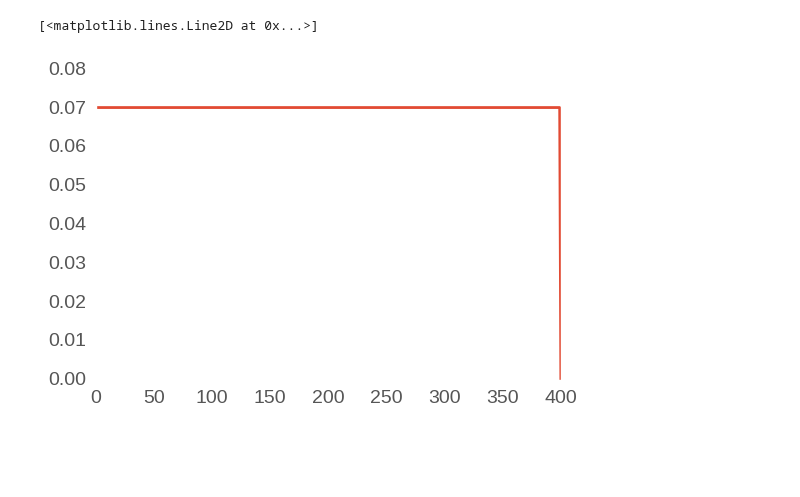
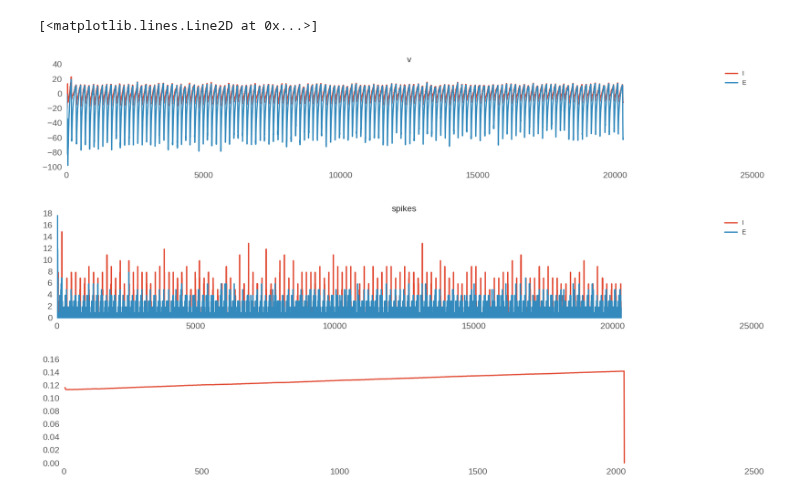
Before and after one commit to gpernelle/cortex, a Jupyter notebook: notebooks/E_and_I.ipynb, the cells around one changed output. Drawn from its saved outputs; the diff is of its cells as text; code cells hidden in the pictures; blank space fills up the shorter version.

```diff
--- a/notebooks/E_and_I.ipynb
+++ b/notebooks/E_and_I.ipynb
@@ -25,0 +22,3 @@ Loading BokehJS ...
+# %%
+def f():
+    plt.figure(figsize=(20,3), linewidth=0.1)
@@ -26,25 +398,31 @@ Loading BokehJS ...
 # %%
 N, g, tauv, i, nu = 300, 7,15,0,100
-T = 4000
+T = 20300
 
 gpu = TfSingleNet(N=N,
                   T=T,
                   disp=False,
                   tauv=45,
-                  device='/cpu:0',
-                  spikeMonitor=True,
+                  device='/gpu:0',
+                  spikeMonitor=False,
                   g0=g,
-                  startPlast = 10000,
-                  nu = nu,
+                  startPlast = 10,
                   NUM_CORES = 1)
 # gpu.input = apple
 print(gpu.lowspthresh)
 gpu.lowspthresh = 1.5
 gpu.weight_step = 10
-gpu.input = np.concatenate([np.zeros(T//2),np.ones(T//2)*50])
-gpu.dt = 0.1
+# gpu.input = np.concatenate([np.zeros(T//2),np.ones(T//2)*50])
+gpu.input = np.zeros(T)
+gpu.dt = 0.1000
+gpu.nuE = 140
+gpu.nuI = 100
 gpu.ratio = 1
 gpu.FACT = 50
+gpu.wII = -1000
+gpu.wIE = -3000
+gpu.wEE = 1000
+gpu.wEI = 1000
 gpu.runTFSimul()
 # %% [output]
 1.5
@@ -57,5 +432,23 @@ plotRaster(gpu.raster)
-# %%
-plt.plot(gpu.gamma)
-# %% [output]
-[<matplotlib.lines.Line2D at 0x...>]
-[figure, removed]
+# %%
+
+# plotRaster(gpu.raster)
+# plt.xlim([19000,20000])
+f()
+plt.plot(gpu.icmI, label='I')
+plt.plot(gpu.icmE, label='E')
+plt.title('v')
+plt.legend()
+
+f()
+plt.plot(gpu.vvmI, label='I')
+plt.plot(gpu.vvmE, label='E')
+plt.title('spikes')
+plt.legend()
+
+f()
+plt.plot(gpu.gamma)
+# %% [output]
+[<matplotlib.lines.Line2D at 0x...>]
+[figure, added]
+[figure, added]
+[figure, added]
```
Also changed, not shown: parts of 6 cells of this notebook, 3 other files.
